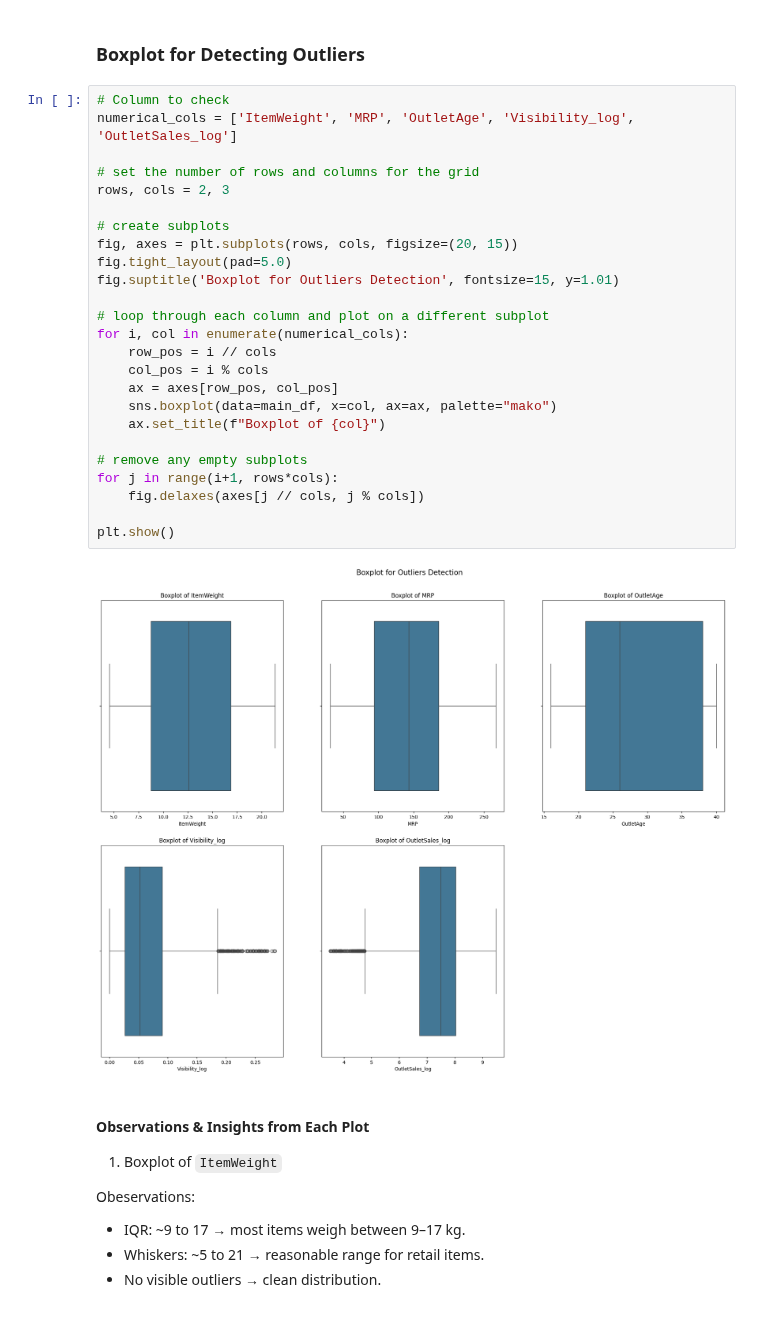
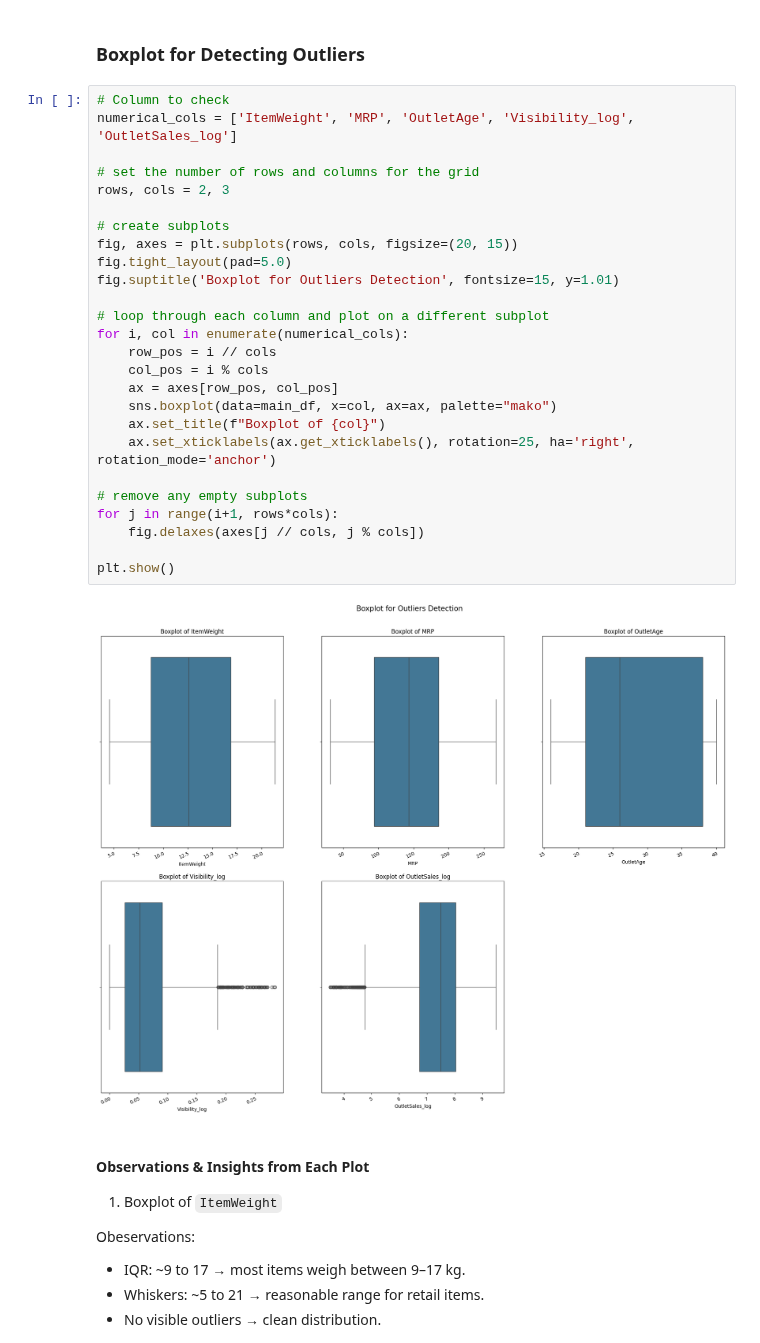
Before and after one commit to tshihab07/Super-Market-Sales-Forecasting, a Jupyter notebook: notebookes/dataPreprocessing.ipynb, the cells around one changed output. Saved outputs shown, nothing was run; the diff lists cells and outputs as text; blank space fills up the shorter version.

```diff
--- a/notebookes/dataPreprocessing.ipynb
+++ b/notebookes/dataPreprocessing.ipynb
@@ -509,30 +508,31 @@ Observations:
 # %%
 # Column to check
 numerical_cols = ['ItemWeight', 'MRP', 'OutletAge', 'Visibility_log', 'OutletSales_log']
 
 # set the number of rows and columns for the grid
 rows, cols = 2, 3
 
 # create subplots
 fig, axes = plt.subplots(rows, cols, figsize=(20, 15))
 fig.tight_layout(pad=5.0)
 fig.suptitle('Boxplot for Outliers Detection', fontsize=15, y=1.01)
 
 # loop through each column and plot on a different subplot
 for i, col in enumerate(numerical_cols):
     row_pos = i // cols
     col_pos = i % cols
     ax = axes[row_pos, col_pos]
     sns.boxplot(data=main_df, x=col, ax=ax, palette="mako")
     ax.set_title(f"Boxplot of {col}")
+    ax.set_xticklabels(ax.get_xticklabels(), rotation=25, ha='right', rotation_mode='anchor')
 
 # remove any empty subplots
 for j in range(i+1, rows*cols):
     fig.delaxes(axes[j // cols, j % cols])
 
 plt.show()
 # %% [output]
-[figure, old version]
+[figure, new version]
 # %% [markdown]
 #### Observations & Insights from Each Plot
 
```
Also changed, not shown: parts of 14 cells of this notebook.
